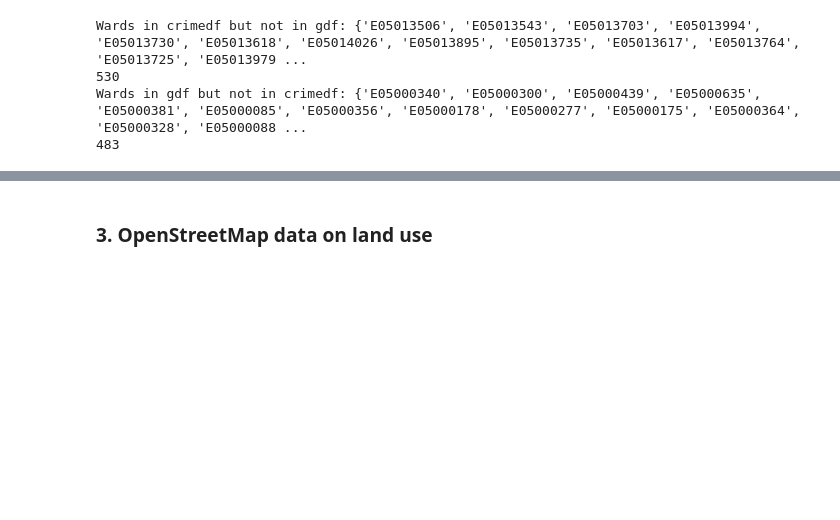
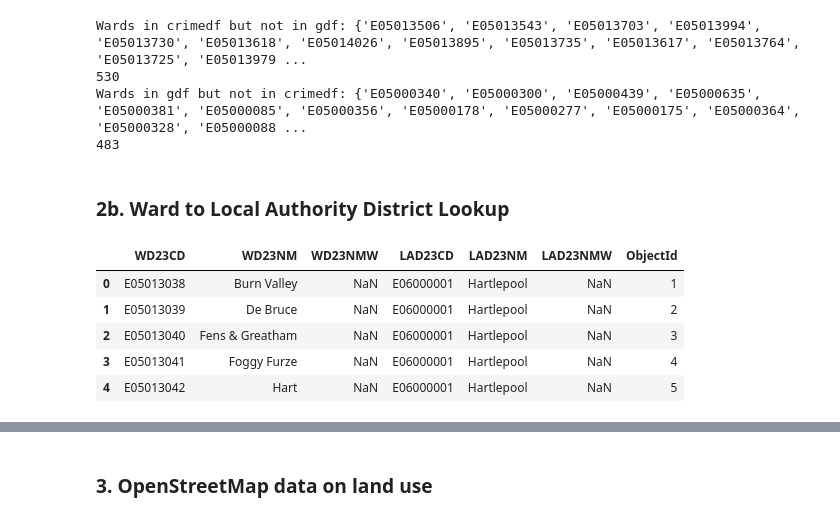
Before and after one commit to jyjylow/casa0006-assessment, a Jupyter notebook: CASA0006_Assessment.ipynb, the cells around one changed output, grey strips where cells are left out. Cells and saved outputs as stored; diff of their text form; code cells hidden in the pictures; blank space fills up the shorter version.

Commit message:
Added LSOA data

```diff
--- a/CASA0006_Assessment.ipynb
+++ b/CASA0006_Assessment.ipynb
@@ -281,3 +281,15 @@ Wards in crimedf but not in gdf: {'E05013506', 'E05013543', 'E05013703', 'E05013
 530
 Wards in gdf but not in crimedf: {'E05000340', 'E05000300', 'E05000439', 'E05000635', 'E05000381', 'E05000085', 'E05000356', 'E05000178', 'E05000277', 'E05000175', 'E05000364', 'E05000328', 'E05000088 ...
 483
+# %% [markdown]
+### 2b. Ward to Local Authority District Lookup
+# %%
+wardlookup = pd.read_csv("https://raw.githubusercontent.com/jyjylow/casa0006-assessment/refs/heads/main/data/Ward_to_Local_Authority_District_(December_2023)_Lookup_in_the_United_Kingdom.csv")
+wardlookup.head()
+# %% [output]
+|  | WD23CD | WD23NM | WD23NMW | LAD23CD | LAD23NM | LAD23NMW | ObjectId |
+| 0 | E05013038 | Burn Valley | NaN | E06000001 | Hartlepool | NaN | 1 |
+| 1 | E05013039 | De Bruce | NaN | E06000001 | Hartlepool | NaN | 2 |
+| 2 | E05013040 | Fens & Greatham | NaN | E06000001 | Hartlepool | NaN | 3 |
+| 3 | E05013041 | Foggy Furze | NaN | E06000001 | Hartlepool | NaN | 4 |
+| 4 | E05013042 | Hart | NaN | E06000001 | Hartlepool | NaN | 5 |
```
Also changed, not shown: parts of 7 cells of this notebook, 3 other files.
